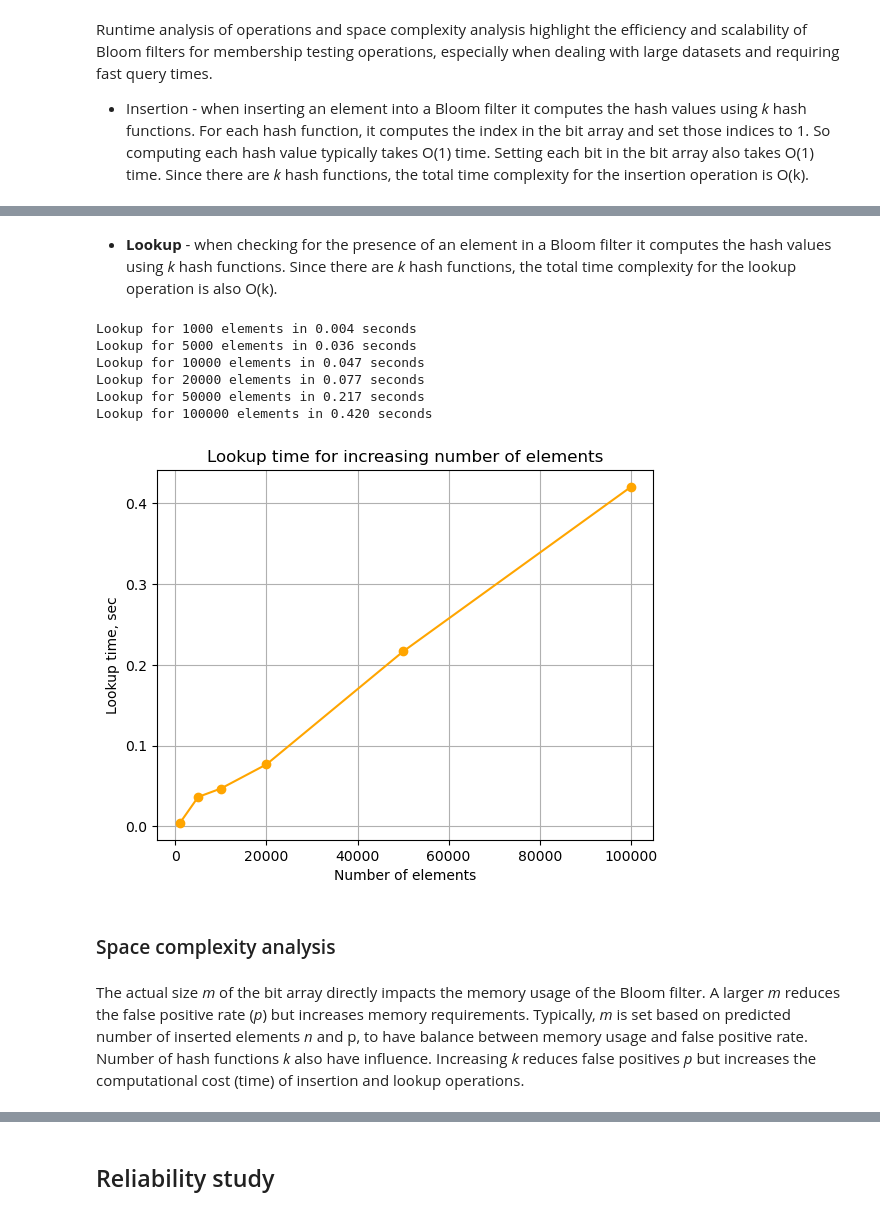
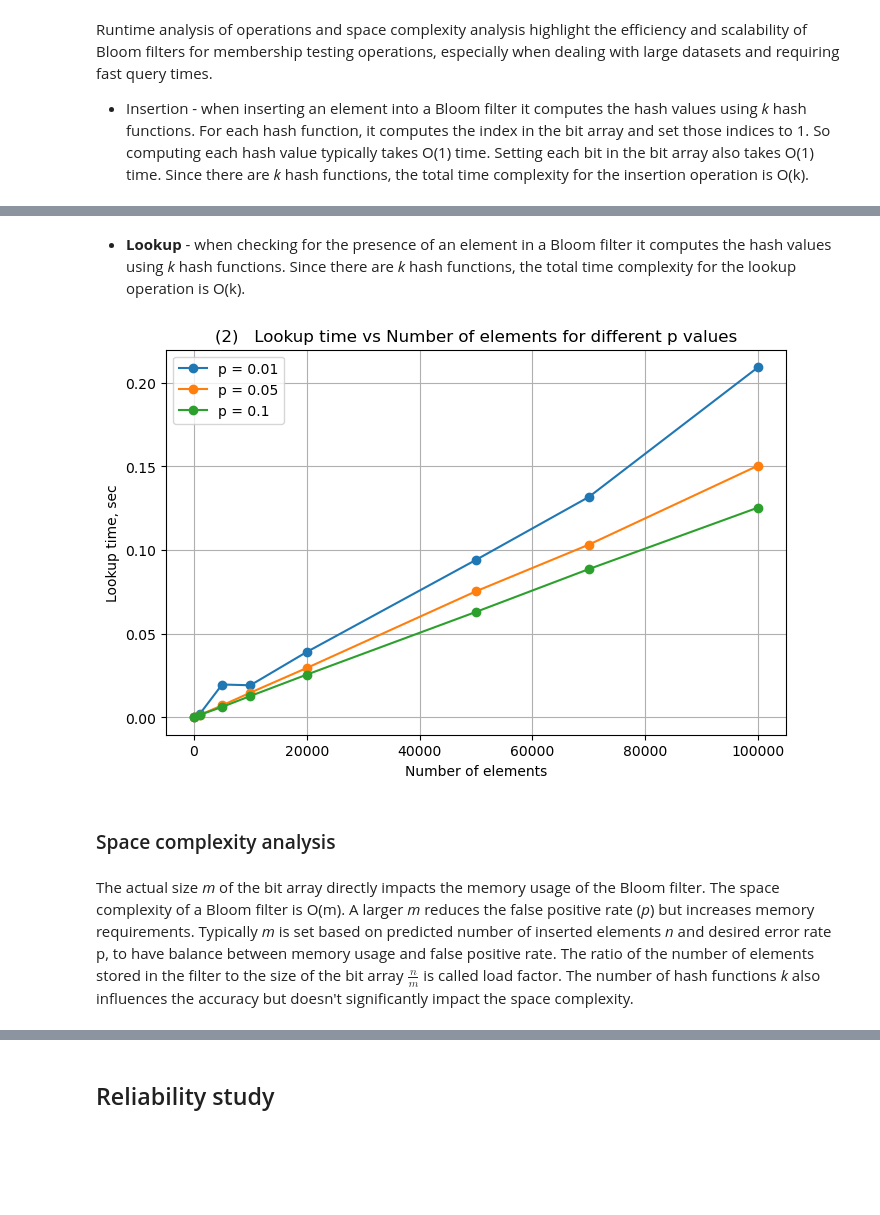
Before and after one commit to vessln/Math_concepts_for_developers, a Jupyter notebook: Personal project/bloom_filter.ipynb, the cells around one changed output, grey strips where cells are left out. Drawn from its saved outputs; the diff is of its cells as text; code cells hidden in the pictures; blank space fills up the shorter version.

```diff
--- a/Personal project/bloom_filter.ipynb
+++ b/Personal project/bloom_filter.ipynb
@@ -438,10 +426,10 @@ class MyBloomFilter:
         num_hashes = (actual_num_bits / n) * math.log(2)
         return int(num_hashes)
 # %%
-n = 50
+n = 100
 error = 0.01
 
-bf = MyBloomFilter(m, error, base_seed=47)
+bf = BloomFilter(m, error, base_seed=47)
 
 for el in ["vesi", "ivan", "petio", "pet", "asdas", "ojar"]:
     bf.insert(el)
@@ -476,6 +464,6 @@ class TestBF:
             hash_value = mmh3.hash(element) % self.n
 
             if self.bit_array[hash_value] == 0:
-                return "Not in array"
+                return False
 
-        return "Maybe in array"
+        return True
@@ -558,52 +524,53 @@ Lookup for 21 hash functions in 0.011 seconds
 # %% [markdown]
-* **Lookup** - when checking for the presence of an element in a Bloom filter it computes the hash values using *k* hash functions. Since there are *k* hash functions, the total time complexity for the lookup operation is also O(k).
+* **Lookup** - when checking for the presence of an element in a Bloom filter it computes the hash values using *k* hash functions. Since there are *k* hash functions, the total time complexity for the lookup operation is O(k).
 # %%
+# measure lookup times for different p values and incresing numbers of inserted elements
 def measure_lookup_time(bloom_filter, num_elements):
-    start_time = time.time()
+    start_time = time.perf_counter()
     for i in range(num_elements):
-        item = str(i)
+        item = f"item{i}"
         bloom_filter.lookup(item)
-    end_time = time.time()
+    end_time = time.perf_counter()
+
     return end_time - start_time
 
 
 # parameters
-filter_size = 1000000
-hash_count = 10
-element_counts = [1000, 5000, 10000, 20000, 50000, 100000]
-lookup_times = []
+n = 100000
+all_p = [0.01, 0.05, 0.1]
+element_counts = [100, 1000, 5000, 10000, 20000, 50000, 70000, 100000]
 
-# measure performance for different numbers of elements
-for num_elements in element_counts:
-    bf = TestBF(filter_size, hash_count)
-    # First, insert all elements into the Bloom filter
-    for i in range(num_elements):
-        item = str(i)
-        bf.insert(item)
+lookup_times_dict = {p: [] for p in all_p}
 
-    # measure lookup time
-    elapsed_time = measure_lookup_time(bf, num_elements)
-    lookup_times.append(elapsed_time)
-    print(f"Lookup for {num_elements} elements in {elapsed_time:.3f} seconds")
+for p in all_p:
+    m, k = calculate_bloom_filter_parameters(n, p)
+    for num_elements in element_counts:
+        bf_i = TestBF(m, k)
 
-plt.plot(element_counts, lookup_times, marker='o', color="orange")
+        for i in range(num_elements):
+            item = f"item{i}"
+            bf_i.insert(item)
+
+        elapsed_time = measure_lookup_time(bf_i, num_elements)
+        lookup_times_dict[p].append(elapsed_time)
+
+
+plt.figure(figsize=(8, 5))
+for p in all_p:
+    plt.plot(element_counts, lookup_times_dict[p], marker="o", label=f"p = {p}")
+
 plt.xlabel("Number of elements")
 plt.ylabel("Lookup time, sec")
-plt.title("Lookup time for increasing number of elements")
+plt.title("(2)   Lookup time vs Number of elements for different p values")
 plt.grid(True)
+plt.legend()
 plt.show()
 # %% [output]
-Lookup for 1000 elements in 0.004 seconds
-Lookup for 5000 elements in 0.036 seconds
-Lookup for 10000 elements in 0.047 seconds
-Lookup for 20000 elements in 0.077 seconds
-Lookup for 50000 elements in 0.217 seconds
-Lookup for 100000 elements in 0.420 seconds
-[figure, old version]
+[figure, new version]
 # %% [markdown]
 ### Space complexity analysis
 # %% [markdown]
-The actual size *m* of the bit array directly impacts the memory usage of the Bloom filter. A larger *m* reduces the false positive rate (*p*) but increases memory requirements. Typically, *m* is set based on predicted number of inserted elements *n* and p, to have balance between memory usage and false positive rate. Number of hash functions *k* also have influence. Increasing *k* reduces false positives *p* but increases the computational cost (time) of insertion and lookup operations.
+The actual size *m* of the bit array directly impacts the memory usage of the Bloom filter. The space complexity of a Bloom filter is O(m). A larger *m* reduces the false positive rate (*p*) but increases memory requirements. Typically *m* is set based on predicted number of inserted elements *n* and desired error rate p, to have balance between memory usage and false positive rate. The ratio of the number of elements stored in the filter to the size of the bit array $ \frac{n}{m} $ is called load factor. The number of hash functions *k* also influences the accuracy but doesn't significantly impact the space complexity.
 # %%
 def compare_m_and_n(p):
     n_values = np.linspace(100, 10000, num=10)
```
Also changed, not shown: parts of 32 cells of this notebook, 2 other files.
